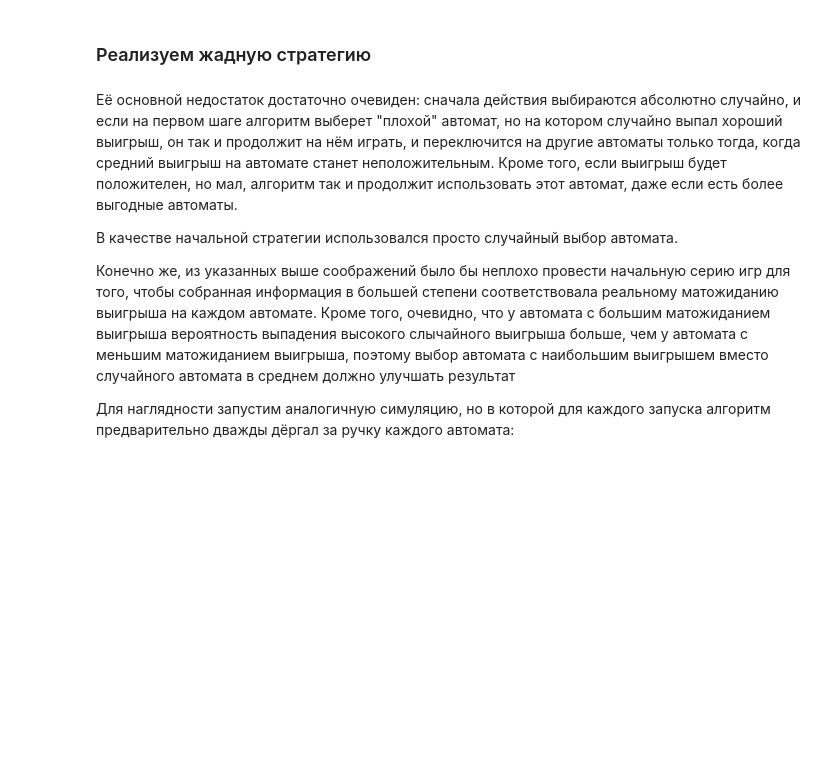
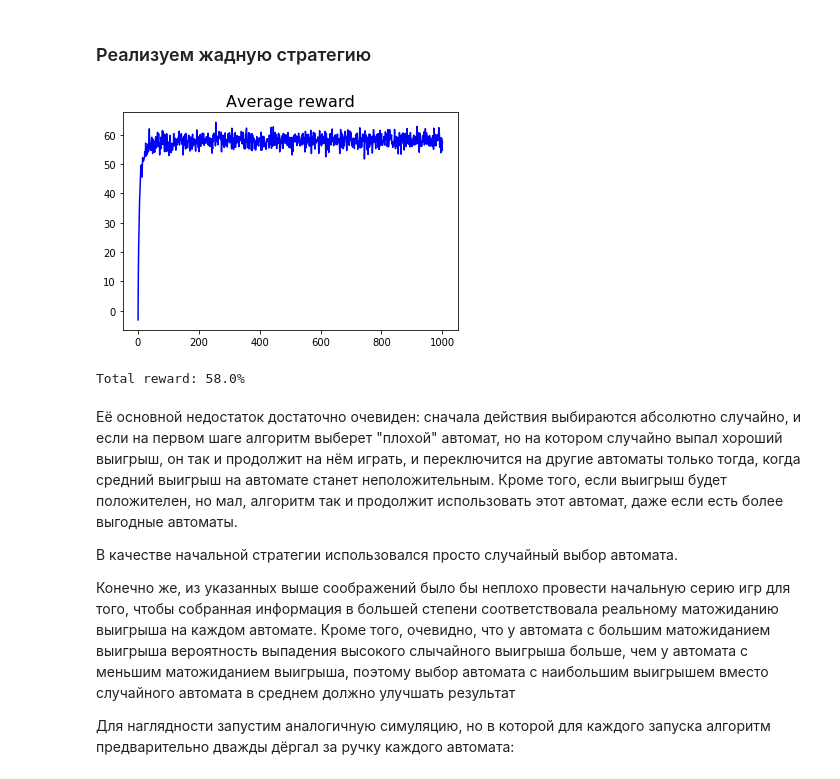
Before and after one commit to v-sopov/renju, a Jupyter notebook: lab4_solution.ipynb, the cells around one changed output. Saved outputs shown, nothing was run; the diff lists cells and outputs as text; code cells hidden in the pictures; blank space fills up the shorter version.

```diff
--- a/lab4_solution.ipynb
+++ b/lab4_solution.ipynb
@@ -125,9 +130,12 @@ class Greedy(MAB_Strategy):
         self.update_reward(action, reward)
         return reward
 # %%
-player = Player(100, 1000, Greedy)
-result = player.evaluate(games=10000)
-print('Total reward:', result.sum())
+player = Player(20, 1000, Greedy)
+result = player.evaluate(games=1000)
+print('Total reward:', str(result) + "%")
+# %% [output]
+[figure, added]
+Total reward: 58.0%
 # %% [markdown]
 Её основной недостаток достаточно очевиден: сначала действия выбираются абсолютно случайно, и если на первом шаге алгоритм выберет "плохой" автомат, но на котором случайно выпал хороший выигрыш, он так и продолжит на нём играть, и переключится на другие автоматы только тогда, когда средний выигрыш на автомате станет неположительным. Кроме того, если выигрыш будет положителен, но мал, алгоритм так и продолжит использовать этот автомат, даже если есть более выгодные автоматы.
 
```
Also changed, not shown: parts of 18 cells of this notebook.
